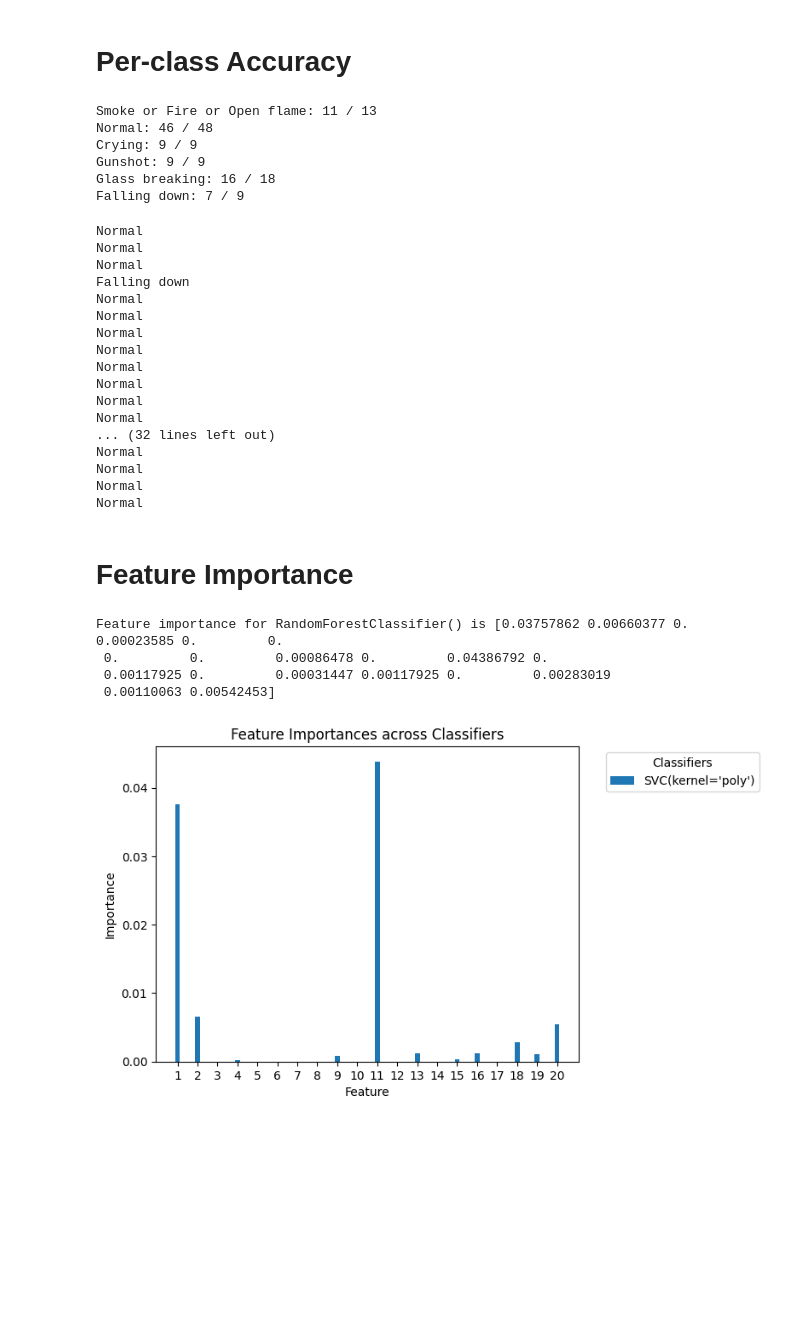
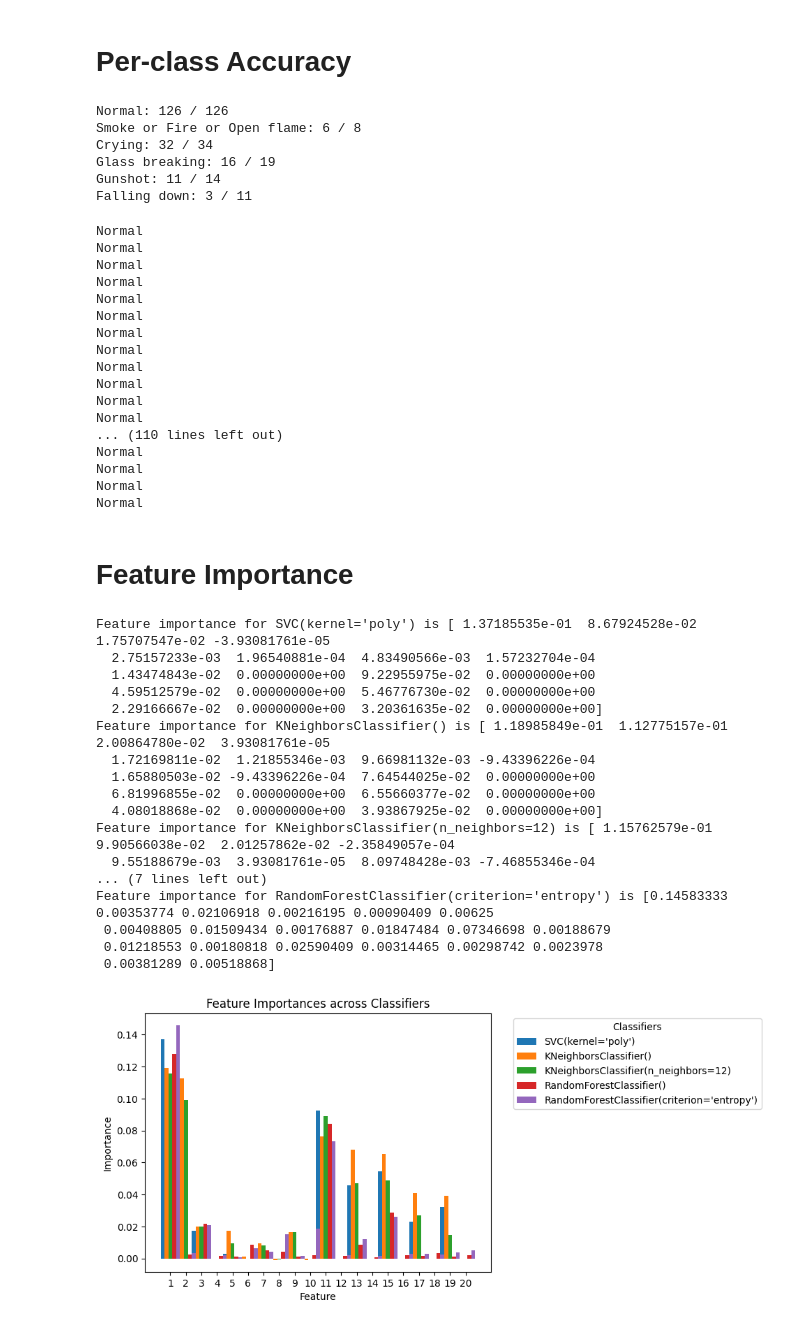
Before and after one commit to felicialuo/Smart_Home_Danger_Detection_Alert, a Jupyter notebook: ensemble.ipynb, the cells around one changed output. Drawn from its saved outputs; the diff is of its cells as text; code cells hidden in the pictures; blank space fills up the shorter version.

```diff
--- a/ensemble.ipynb
+++ b/ensemble.ipynb
@@ -37,11 +39,13 @@ def read_results(csv_path):
 
         for row in csv_reader:
             file_name, label, top1_pred, top1_conf, top2_pred, top2_conf, top3_pred, top3_conf, top4_pred, top4_conf, top5_pred, top5_conf = row
-            labels.append(label)
-            results.append([top1_pred, top1_conf, top2_pred, top2_conf, top3_pred, top3_conf, top4_pred, top4_conf, top5_pred, top5_conf])
+            labels.append(int(label))
+            results.append([float(top1_pred), float(top1_conf), float(top2_pred), float(top2_conf),
+                            float(top3_pred), float(top3_conf), float(top4_pred), float(top4_conf),
+                            float(top5_pred), float(top5_conf)])
 
-    results = np.asarray(results).astype(float)
-    labels  = np.asarray(labels).astype(int)
+    # results = np.asarray(results).astype(float)
+    # labels  = np.asarray(labels).astype(int)
     return results, labels
 # %%
 vclip_results, vclip_labels = read_results(output_vclip_path)
@@ -73,2 +63,22 @@ print(vclip_labels)
 # %% [markdown]
 # Train
+# %%
+X = []
+y = []
+for i in range(len(vclip_results)):
+    if vclip_results[i] != [-1, 0] * 5 and clap_results[i] != [-1, 0] * 5:
+        # 212 count
+        X.append(vclip_results[i] + clap_results[i])
+        y.append(vclip_labels[i])
+        X.append(vclip_results[i] + [-1, 0] * 5)
+        y.append(vclip_labels[i])
+        X.append([-1, 0] * 5 + clap_results[i])
+        y.append(vclip_labels[i])
+    else:
+        X.append(vclip_results[i] + clap_results[i])
+        y.append(vclip_labels[i])
+
+X = np.asarray(X)
+y = np.asarray(y)
+print(X.shape) # target (848, 20)
+print(y.shape) # target (848,)
@@ -134,5 +145,5 @@ Average accuracy across 8 ML models is 87.03%
 # %%
-selected = 3
+selected = 4
 selected_model = classifiers[selected]
 
 y_pred = selected_model.predict(X_test)
@@ -166,22 +181,18 @@ for i, label in enumerate(y_test):
 for label in total:
     print(f"{id2label[label]}: {correct[label]} / {total[label]}")
 # %% [output]
-Smoke or Fire or Open flame: 11 / 13
-Normal: 46 / 48
-Crying: 9 / 9
-Gunshot: 9 / 9
-Glass breaking: 16 / 18
-Falling down: 7 / 9
+Normal: 126 / 126
+Smoke or Fire or Open flame: 6 / 8
+Crying: 32 / 34
+Glass breaking: 16 / 19
+Gunshot: 11 / 14
+Falling down: 3 / 11
 # %%
 for i, label in enumerate(y_test):
     if id2label[label] == "Normal":
         pred = y_pred[i]
         print(id2label[pred])
 # %% [output]
-Normal
-Normal
-Normal
-Falling down
 Normal
 Normal
 Normal
@@ -190,11 +201,15 @@ Normal
 Normal
 Normal
 Normal
-... (32 lines left out)
 Normal
 Normal
 Normal
 Normal
+... (110 lines left out)
+Normal
+Normal
+Normal
+Normal
 # %% [markdown]
 # Feature Importance
 # %%
@@ -204,41 +219,54 @@ import matplotlib.pyplot as plt
 feature_names = list(range(1, 21))
 
 all_importances = []
-for clf_model in [classifiers[selected]]:
+for clf_model in classifiers[:selected+1]:
     importance = permutation_importance(clf_model, X_train, y_train, n_repeats=40, random_state=0)
     all_importances.append(importance.importances_mean)
     print("Feature importance for", clf_model, "is", importance.importances_mean)
 
 all_importances = np.array(all_importances)
 
 # Plot
 num_classifiers, num_features = all_importances.shape
 bar_width = 0.25  # Width of the bars
 x_indices = np.arange(num_features)  # X-axis positions for the bars
 
 # Create a bar for each classifier
 for i in range(num_classifiers):
     bars = plt.bar(x_indices + i * bar_width, all_importances[i], width=bar_width, label=str(classifiers[i]))
     # Add rankings
     rankings_id = np.argsort(all_importances[i])[::-1]
     rankings = np.zeros(num_features)
     for i, rank in enumerate(rankings_id):
         rankings[rank] = i
 
     # for bar, ranking in zip(bars, rankings):
     #     plt.text(bar.get_x() + bar.get_width() / 2, bar.get_height(), f'#{int(ranking + 1)}', ha='center', va='bottom')
 
 # Labels and Legend
 plt.xlabel('Feature')
 plt.ylabel('Importance')
 plt.title('Feature Importances across Classifiers')
 plt.xticks(x_indices + bar_width * (num_classifiers - 1) / 2, feature_names)
 plt.legend(title='Classifiers', bbox_to_anchor=(1.05, 1), loc='upper left')
 
 plt.show()
 # %% [output]
-Feature importance for RandomForestClassifier() is [0.03757862 0.00660377 0.         0.00023585 0.         0.
- 0.         0.         0.00086478 0.         0.04386792 0.
- 0.00117925 0.         0.00031447 0.00117925 0.         0.00283019
- 0.00110063 0.00542453]
+Feature importance for SVC(kernel='poly') is [ 1.37185535e-01  8.67924528e-02  1.75707547e-02 -3.93081761e-05
+  2.75157233e-03  1.96540881e-04  4.83490566e-03  1.57232704e-04
+  1.43474843e-02  0.00000000e+00  9.22955975e-02  0.00000000e+00
+  4.59512579e-02  0.00000000e+00  5.46776730e-02  0.00000000e+00
+  2.29166667e-02  0.00000000e+00  3.20361635e-02  0.00000000e+00]
+Feature importance for KNeighborsClassifier() is [ 1.18985849e-01  1.12775157e-01  2.00864780e-02  3.93081761e-05
+  1.72169811e-02  1.21855346e-03  9.66981132e-03 -9.43396226e-04
+  1.65880503e-02 -9.43396226e-04  7.64544025e-02  0.00000000e+00
+  6.81996855e-02  0.00000000e+00  6.55660377e-02  0.00000000e+00
+  4.08018868e-02  0.00000000e+00  3.93867925e-02  0.00000000e+00]
+Feature importance for KNeighborsClassifier(n_neighbors=12) is [ 1.15762579e-01  9.90566038e-02  2.01257862e-02 -2.35849057e-04
+  9.55188679e-03  3.93081761e-05  8.09748428e-03 -7.46855346e-04
+... (7 lines left out)
+Feature importance for RandomForestClassifier(criterion='entropy') is [0.14583333 0.00353774 0.02106918 0.00216195 0.00090409 0.00625
+ 0.00408805 0.01509434 0.00176887 0.01847484 0.07346698 0.00188679
+ 0.01218553 0.00180818 0.02590409 0.00314465 0.00298742 0.0023978
+ 0.00381289 0.00518868]
-[figure, old version]
+[figure, new version]
```
Also changed, not shown: parts of 5 cells of this notebook, 2 other files.
